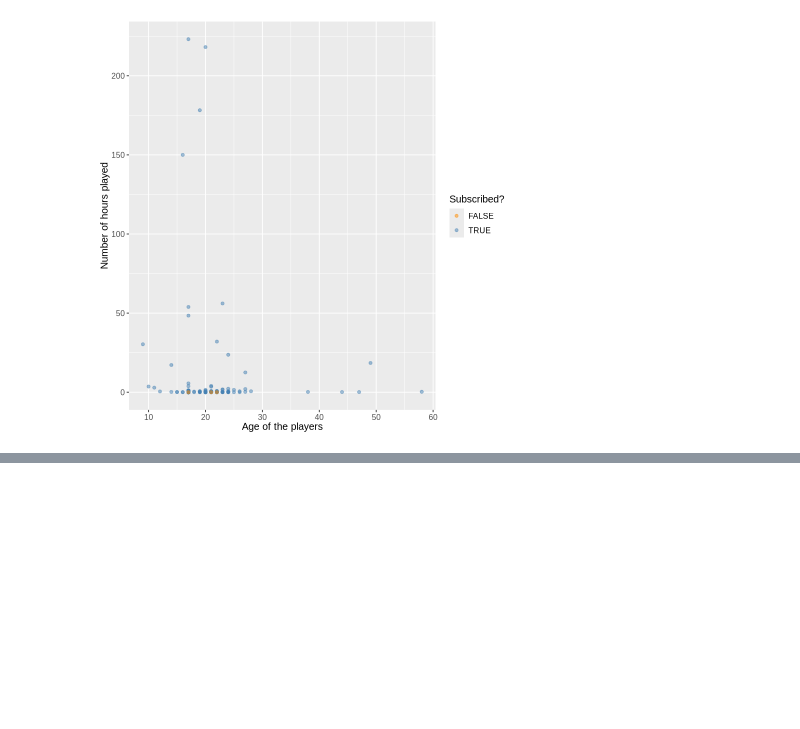
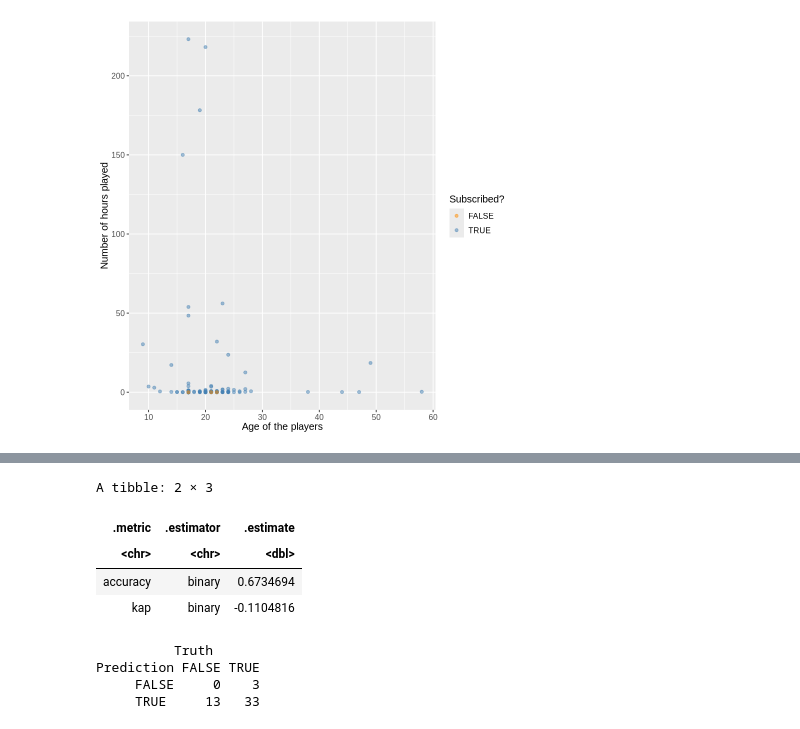
Before and after one commit to saisriman2004/DSCI_V-100-Group-Project, a Jupyter notebook: ProjectFinalReport.ipynb, the cells around one changed output, grey strips where cells are left out. Drawn from its saved outputs; the diff is of its cells as text; code cells hidden in the pictures; blank space fills up the shorter version.

Commit message:
Added the Knn model Implementation

```diff
--- a/ProjectFinalReport.ipynb
+++ b/ProjectFinalReport.ipynb
@@ -339,0 +383,25 @@ Best k: 5
+# %%
+final_spec_tuned<-nearest_neighbor(mode="classification",neighbors= 18,
+                                 weight_func="rectangular")|>
+                                set_engine("kknn")
+# %%
+final_knn_fit<-workflow()|>
+            add_recipe(knn_recipe)|>
+            add_model(final_spec_tuned)|>
+            fit(data=training_data)
+# %%
+final_predictions<-predict(final_knn_fit,testing_data) |>
+                bind_cols(testing_data)
+# %%
+metrics(final_predictions,truth=subscribe,estimate = .pred_class)
+conf_mat(final_predictions,truth=subscribe,estimate=.pred_class)
+# %% [output]
+A tibble: 2 × 3
+| .metric | .estimator | .estimate |
+| <chr> | <chr> | <dbl> |
+| accuracy | binary | 0.6734694 |
+| kap | binary | -0.1104816 |
+          Truth
+Prediction FALSE TRUE
+     FALSE     0    3
+     TRUE     13   33
```
Also changed, not shown: parts of 16 cells of this notebook.
